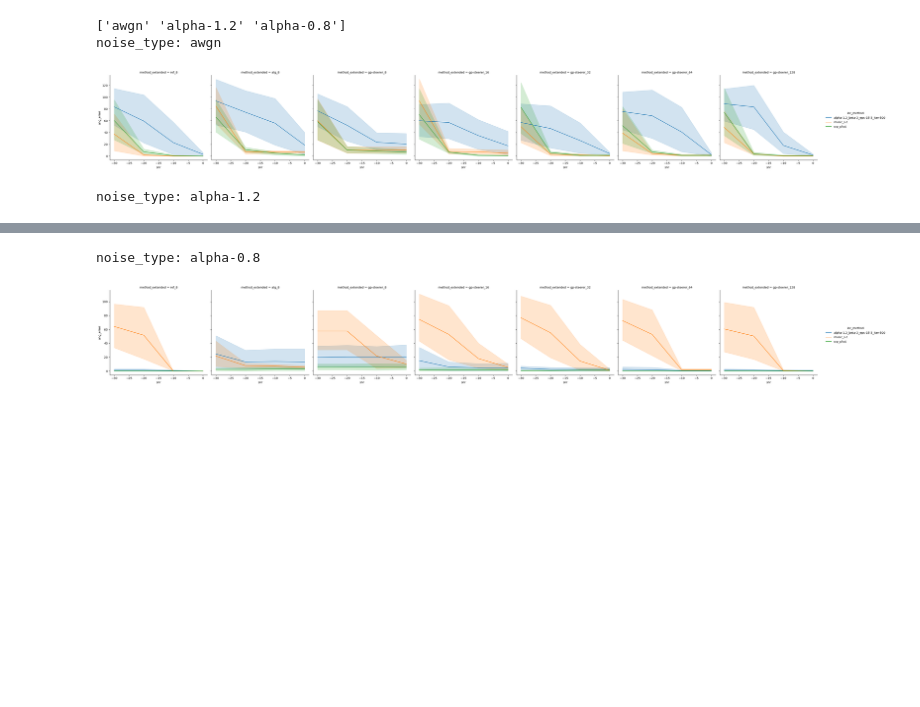
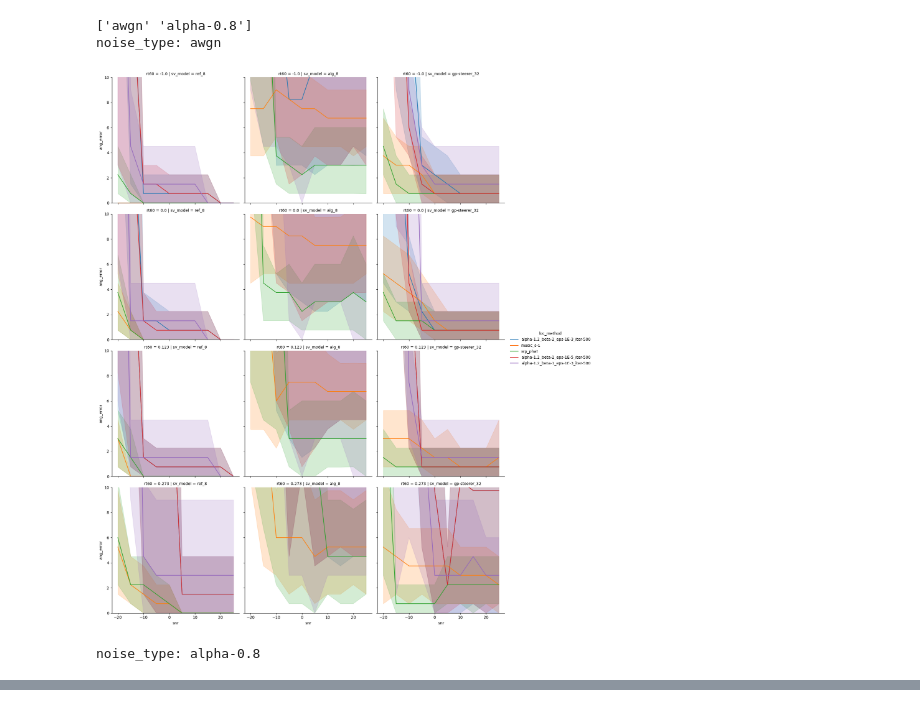
Before and after one commit to Chutlhu/shamans, a Jupyter notebook: analysize_results_exp1.ipynb, the cells around one changed output, grey strips where cells are left out. Saved outputs shown, nothing was run; the diff lists cells and outputs as text; code cells hidden in the pictures; blank space fills up the shorter version.

```diff
--- a/analysize_results_exp1.ipynb
+++ b/analysize_results_exp1.ipynb
@@ -21,6 +21,9 @@ def merge_csvs_and_get_dataframe(exp_id, path_to_results):
 exp_id = 1
 path_to_results = Path('results/')
 exp_df = merge_csvs_and_get_dataframe(exp_id, path_to_results)
+
+exp_df = exp_df.assign(sv_model=exp_df['sv_method'] + '_' + exp_df['nObs'].astype(str))
+exp_df = exp_df.assign(loc_algo=exp_df['loc_method'].str.split('_').str[0])
 # %%
 # compute accuracy and recall for each doas estimated by each method within a threshold of 10 degrees
 
@@ -42,29 +64,23 @@ exp_df['ang_error'] = calc_ae(
 # %%
 noise_types = exp_df['noise_type'].unique()
 print(noise_types)
 
+for noise_type in noise_types:
 
-for noise_type in noise_types:
 
     print(f"noise_type: {noise_type}")
     df_ = exp_df[
         (exp_df['noise_type'] == noise_type)
         & (exp_df['seed'] == 13)
-        & (exp_df['snr'] < 10)
-    ]
-    df_ = df_.assign(method_extended=df_['sv_method'] + '_' + df_['nObs'].astype(str))
-
-
-    df__ = df_[
-        (df_['loc_method'] == 'srp_phat')
-        & (df_['method_extended'] == 'ref_8')
+        & (exp_df['snr'] >= -20)
+        & (exp_df['sv_model'].isin(['ref_8', 'alg_8', 'gp-steerer_32']))
     ]
 
-
-    sns.relplot(x='snr', y='ang_error', hue='loc_method', data=df_, kind='line', col='method_extended')
+    ax = sns.relplot(x='snr', y='ang_error', hue='loc_method', data=df_, kind='line', col='sv_model', row='rt60', )
+    ax.set(ylim=(0, 10))
     plt.show()
 # %% [output]
-['awgn' 'alpha-1.2' 'alpha-0.8']
+['awgn' 'alpha-0.8']
 noise_type: awgn
-[figure, old version]
+[figure, new version]
-noise_type: alpha-1.2
+noise_type: alpha-0.8
@@ -72,2 +87,0 @@ noise_type: alpha-1.2
-noise_type: alpha-0.8
-[figure, removed]
```
Also changed, not shown: parts of 3 cells of this notebook, 3 other files.
